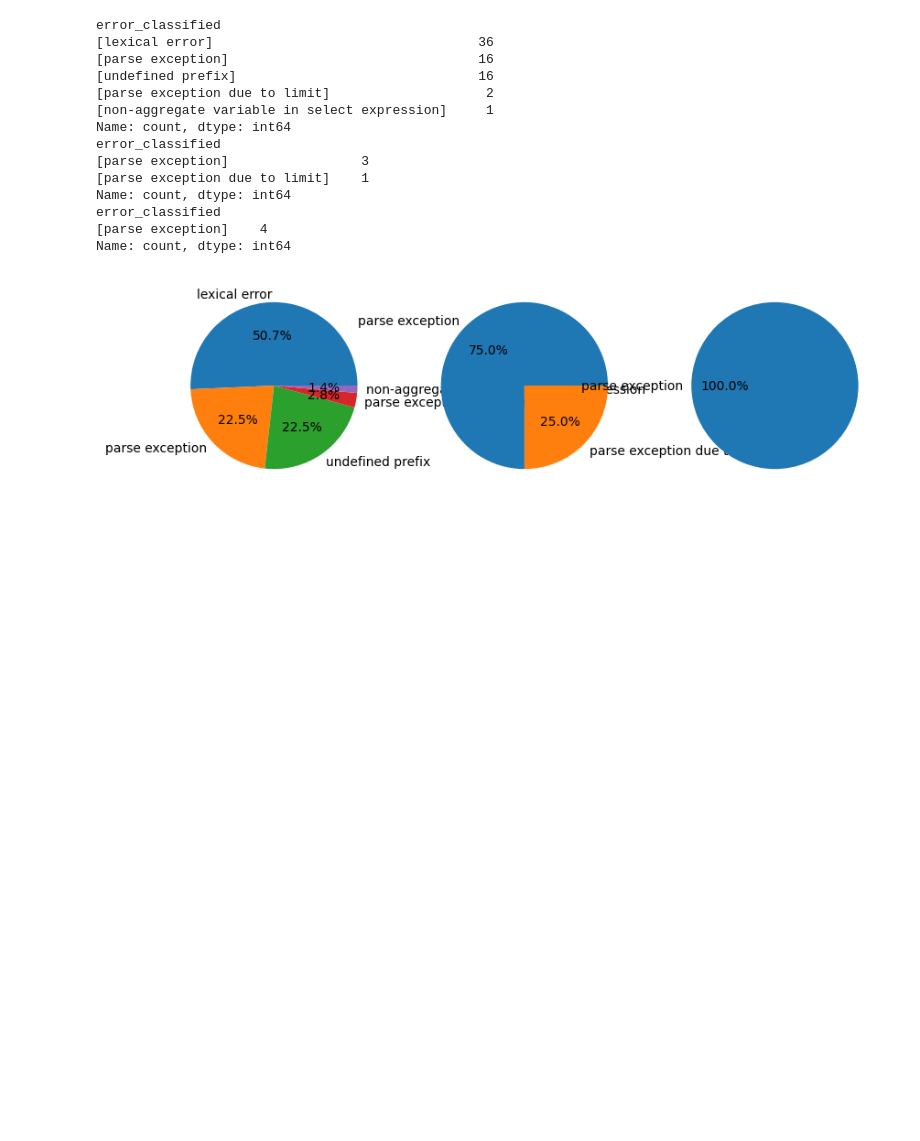
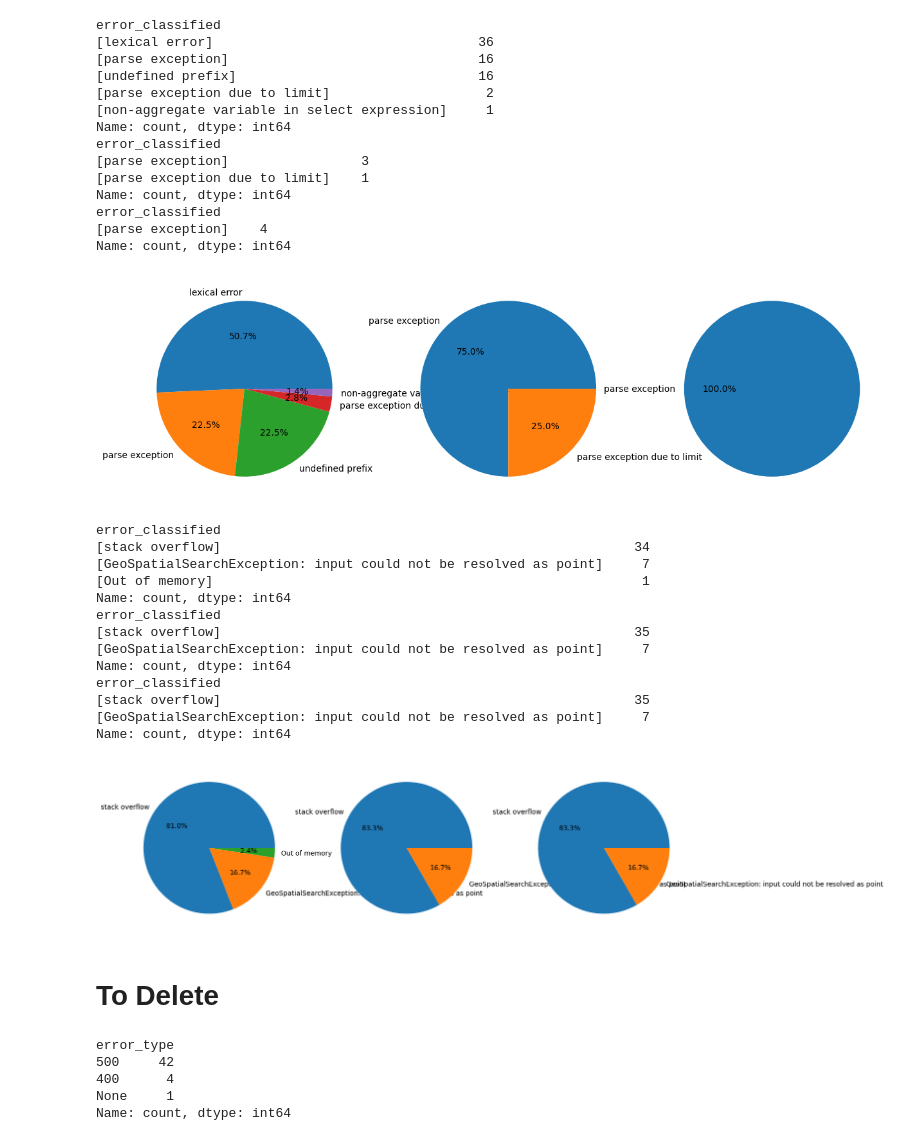
Before and after one commit to Gratic/Finetuning-LLM-for-SPARQL-generation, a Jupyter notebook: scripts/comparison_of_datasets.ipynb, the cells around one changed output. Cells and saved outputs as stored; diff of their text form; code cells hidden in the pictures; blank space fills up the shorter version.

```diff
--- a/scripts/comparison_of_datasets.ipynb
+++ b/scripts/comparison_of_datasets.ipynb
@@ -300,7 +302,7 @@ def plot_error_400(datasets, ax):
 
     ax = ax.pie(sizes, labels=labels, autopct='%1.1f%%')
 
-fig, (ax1, ax2, ax3) = plt.subplots(1, 3, figsize=(10, 20))
+fig, (ax1, ax2, ax3) = plt.subplots(1, 3, figsize=(15, 20))
 plot_error_400(original_dataset, ax1)
 plot_error_400(final_dataset, ax2)
 plot_error_400(final_dataset_no_limit, ax3)
@@ -319,4 +321,37 @@ Name: count, dtype: int64
 error_classified
 [parse exception]    4
 Name: count, dtype: int64
-[figure, old version]
+[figure, new version]
+# %%
+def plot_error_500(datasets, ax):
+    df_error500 = datasets['fail'].loc[datasets['fail']['error_type'] == '500']
+
+    value_counts = df_error500.error_classified.value_counts()
+    print(value_counts)
+
+    labels = list(map(lambda x: ", ".join(x), list(df_error500.error_classified.value_counts().index)))
+    sizes = list(value_counts)
+
+    ax = ax.pie(sizes, labels=labels, autopct='%1.1f%%')
+
+fig, (ax1, ax2, ax3) = plt.subplots(1, 3, figsize=(15, 20))
+plot_error_500(original_dataset, ax1)
+plot_error_500(final_dataset, ax2)
+plot_error_500(final_dataset_no_limit, ax3)
+# %% [output]
+error_classified
+[stack overflow]                                                     34
+[GeoSpatialSearchException: input could not be resolved as point]     7
+[Out of memory]                                                       1
+Name: count, dtype: int64
+error_classified
+[stack overflow]                                                     35
+[GeoSpatialSearchException: input could not be resolved as point]     7
+Name: count, dtype: int64
+error_classified
+[stack overflow]                                                     35
+[GeoSpatialSearchException: input could not be resolved as point]     7
+Name: count, dtype: int64
+[figure, added]
+# %% [markdown]
+# To Delete
@@ -323 +360,9 @@ Name: count, dtype: int64
+# %%
+final_dataset["fail"]["error_type"].value_counts(dropna=False)
+# %% [output]
+error_type
+500     42
+400      4
+None     1
+Name: count, dtype: int64
 # %%
```
Also changed, not shown: parts of 12 cells of this notebook, 3 other files.
